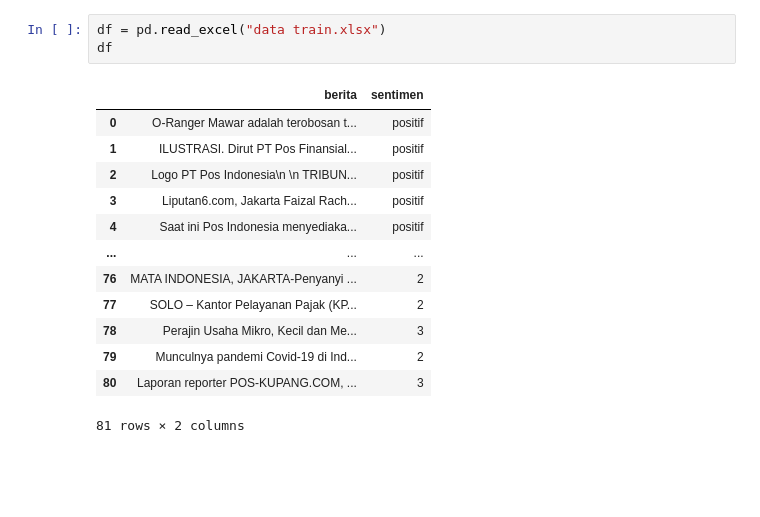
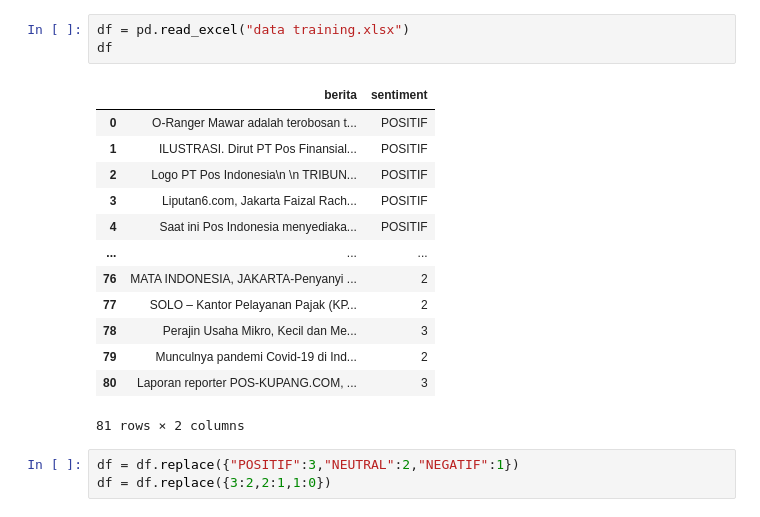
Before and after one commit to dwissaaj/Sentiment-Analysis-NN-PT.POS-KMerdeka, a Jupyter notebook: DL.ipynb, the cells around one changed output. Saved outputs shown, nothing was run; the diff lists cells and outputs as text; blank space fills up the shorter version.

```diff
--- a/DL.ipynb
+++ b/DL.ipynb
@@ -8,13 +9,13 @@ import tensorflow
 # %%
-df = pd.read_excel("data train.xlsx")
+df = pd.read_excel("data training.xlsx")
 df
 # %% [output]
-|  | berita | sentimen |
-| 0 | O-Ranger Mawar adalah terobosan t... | positif |
-| 1 | ILUSTRASI. Dirut PT Pos Finansial... | positif |
-| 2 | Logo PT Pos Indonesia\n \n TRIBUN... | positif |
-| 3 | Liputan6.com, Jakarta Faizal Rach... | positif |
-| 4 | Saat ini Pos Indonesia menyediaka... | positif |
+|  | berita | sentiment |
+| 0 | O-Ranger Mawar adalah terobosan t... | POSITIF |
+| 1 | ILUSTRASI. Dirut PT Pos Finansial... | POSITIF |
+| 2 | Logo PT Pos Indonesia\n \n TRIBUN... | POSITIF |
+| 3 | Liputan6.com, Jakarta Faizal Rach... | POSITIF |
+| 4 | Saat ini Pos Indonesia menyediaka... | POSITIF |
 | ... | ... | ... |
 | 76 | MATA INDONESIA, JAKARTA-Penyanyi ... | 2 |
 | 77 | SOLO – Kantor Pelayanan Pajak (KP... | 2 |
@@ -22,3 +23,6 @@ df
 | 79 | Munculnya pandemi Covid-19 di Ind... | 2 |
 | 80 | Laporan reporter POS-KUPANG.COM, ... | 3 |
 81 rows × 2 columns
+# %%
+df = df.replace({"POSITIF":3,"NEUTRAL":2,"NEGATIF":1})
+df = df.replace({3:2,2:1,1:0})
```
Also changed, not shown: parts of 15 cells of this notebook, 4 other files.
